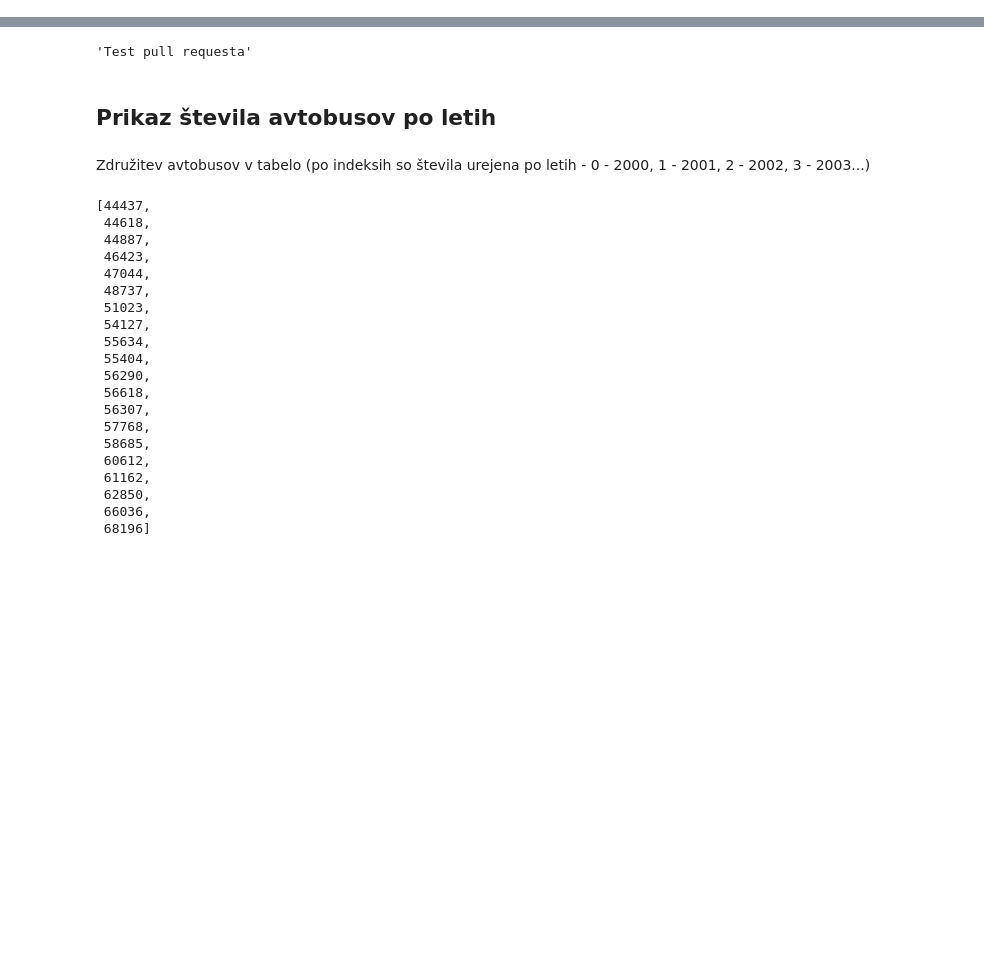
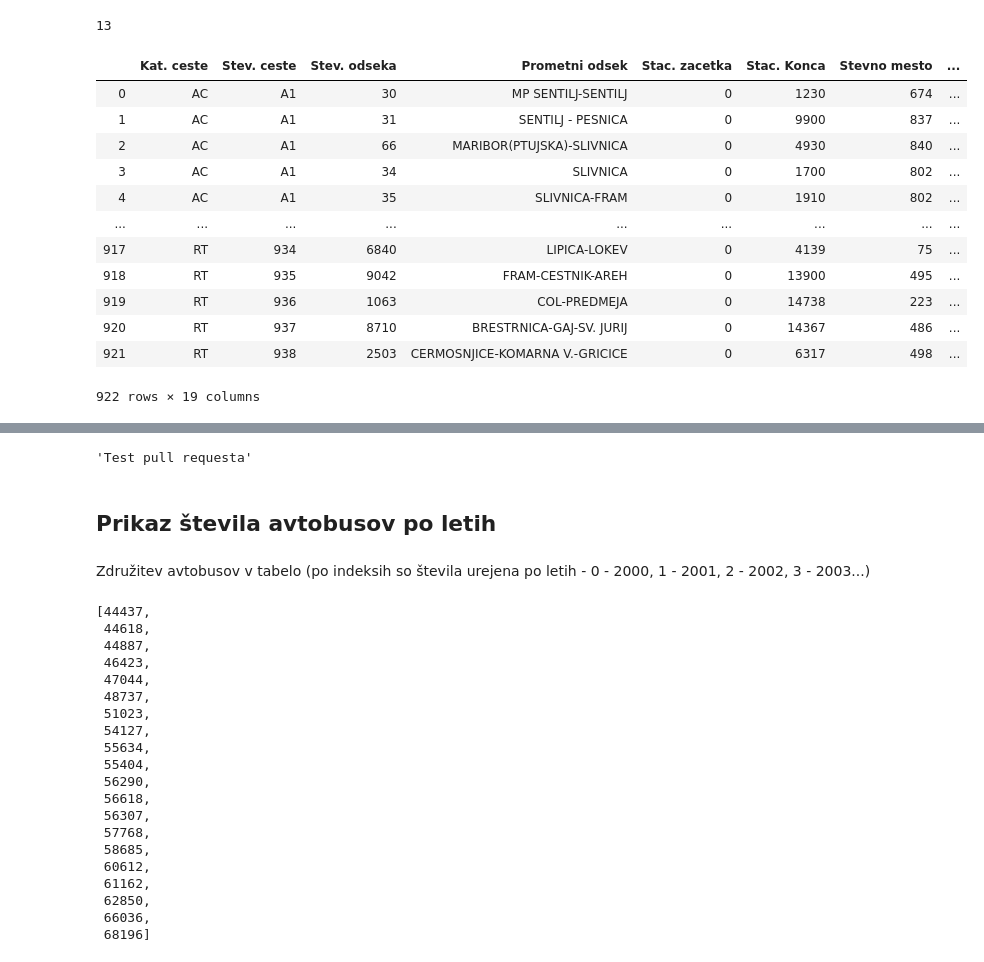
Before and after one commit to BeniKovac/PR21BKKTKVD, a Jupyter notebook: ObdelavaPodatkov.ipynb, the cells around one changed output, grey strips where cells are left out. Cells and saved outputs as stored; diff of their text form; code cells hidden in the pictures; blank space fills up the shorter version.

```diff
--- a/ObdelavaPodatkov.ipynb
+++ b/ObdelavaPodatkov.ipynb
@@ -375,0 +23,19 @@ data_2019
+# %%
+data_2001 = pd.read_csv("podatki/improved/2001.csv", sep=";", thousands='.')
+print(data_2001.columns.get_loc("Avtobusi"))
+data_2001
+# %% [output]
+13
+|  | Kat. ceste | Stev. ceste | Stev. odseka | Prometni odsek | Stac. zacetka | Stac. Konca | Stevno mesto | ... |
+| 0 | AC | A1 | 30 | MP SENTILJ-SENTILJ | 0 | 1230 | 674 | ... |
+| 1 | AC | A1 | 31 | SENTILJ - PESNICA | 0 | 9900 | 837 | ... |
+| 2 | AC | A1 | 66 | MARIBOR(PTUJSKA)-SLIVNICA | 0 | 4930 | 840 | ... |
+| 3 | AC | A1 | 34 | SLIVNICA | 0 | 1700 | 802 | ... |
+| 4 | AC | A1 | 35 | SLIVNICA-FRAM | 0 | 1910 | 802 | ... |
+| ... | ... | ... | ... | ... | ... | ... | ... | ... |
+| 917 | RT | 934 | 6840 | LIPICA-LOKEV | 0 | 4139 | 75 | ... |
+| 918 | RT | 935 | 9042 | FRAM-CESTNIK-AREH | 0 | 13900 | 495 | ... |
+| 919 | RT | 936 | 1063 | COL-PREDMEJA | 0 | 14738 | 223 | ... |
+| 920 | RT | 937 | 8710 | BRESTRNICA-GAJ-SV. JURIJ | 0 | 14367 | 486 | ... |
+| 921 | RT | 938 | 2503 | CERMOSNJICE-KOMARNA V.-GRICICE | 0 | 6317 | 498 | ... |
+922 rows × 19 columns
```
Also changed, not shown: parts of 48 cells of this notebook.
